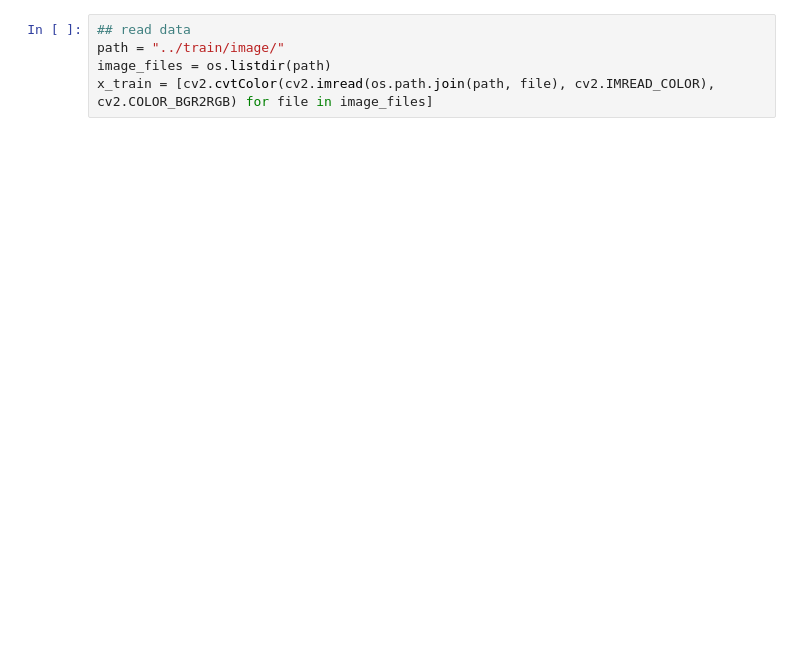
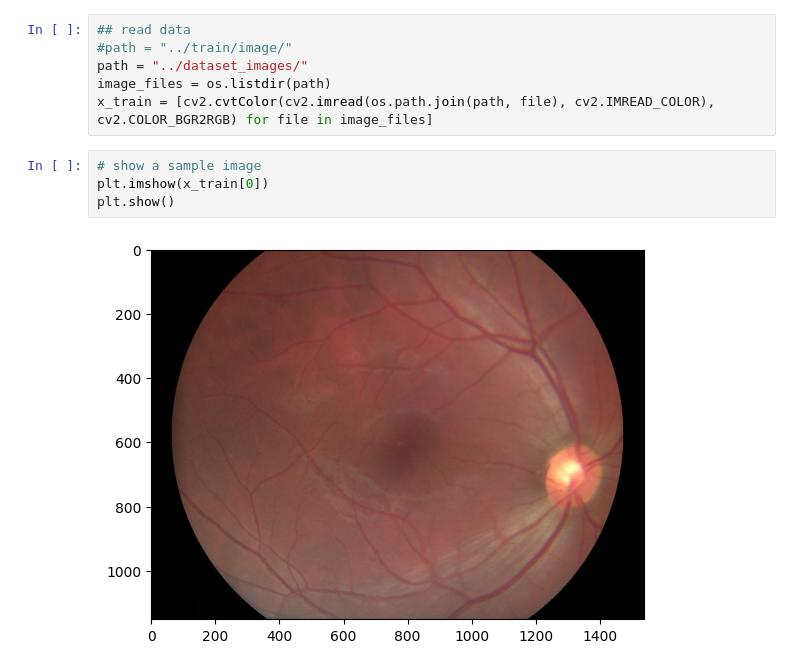
Before and after one commit to SiyungCho/Diabetic-Retinopathy-Detection, a Jupyter notebook: preprocessing.ipynb, the cells around one changed output. Cells and saved outputs as stored; diff of their text form; blank space fills up the shorter version.

```diff
--- a/preprocessing.ipynb
+++ b/preprocessing.ipynb
@@ -11,8 +13,15 @@ import cv2
 # %%
 ## read data
-path = "../train/image/"
+#path = "../train/image/"
+path = "../dataset_images/"
 image_files = os.listdir(path)
 x_train = [cv2.cvtColor(cv2.imread(os.path.join(path, file), cv2.IMREAD_COLOR), cv2.COLOR_BGR2RGB) for file in image_files]
+# %%
+# show a sample image
+plt.imshow(x_train[0])
+plt.show()
+# %% [output]
+[figure, added]
 # %%
 ## images have different sizes, options: padding to max size, resize
 ## we probably need the circle to stay circle, so padding is better
```
Also changed, not shown: parts of 6 cells of this notebook.
